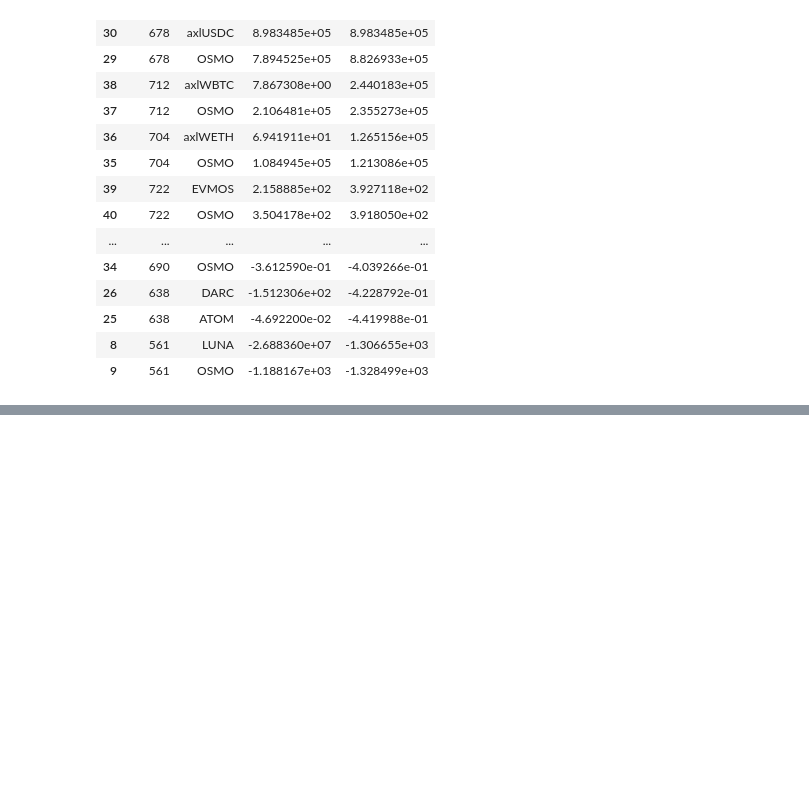
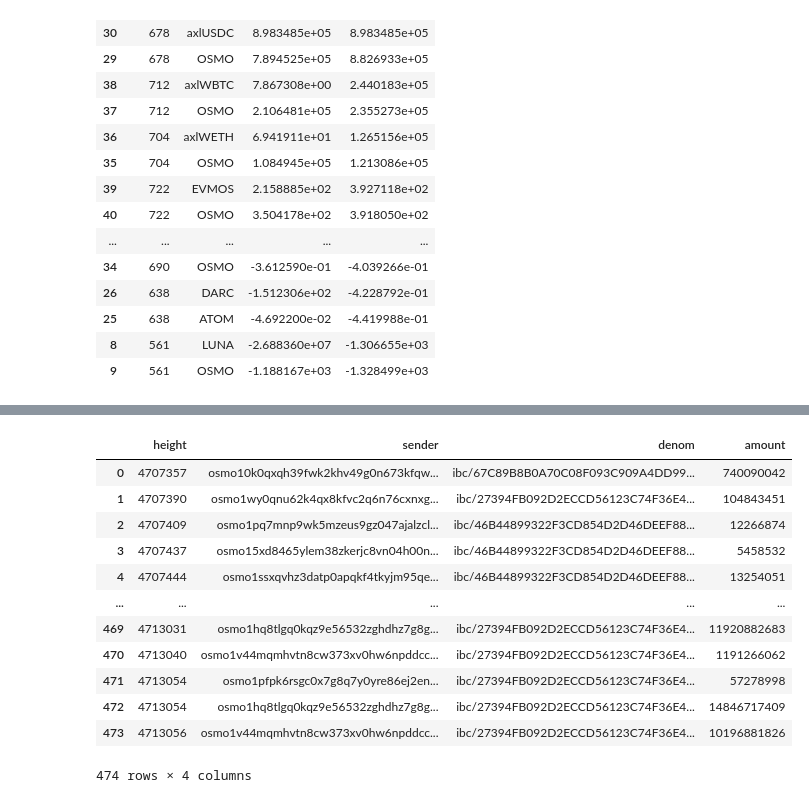
Before and after one commit to HathorNodes/osmosis_nitrogen_assessment, a Jupyter notebook: Osmosis Exploit Analysis.ipynb, the cells around one changed output, grey strips where cells are left out. Cells and saved outputs as stored; diff of their text form; code cells hidden in the pictures; blank space fills up the shorter version.

```diff
--- a/Osmosis Exploit Analysis.ipynb
+++ b/Osmosis Exploit Analysis.ipynb
@@ -568,0 +441,29 @@ agg_exit_tokens
+# %%
+ibc_txs = []
+for tx in ibc_data:
+    if int(tx['height']) < 4707300:
+        continue
+    for message in tx['tx']['body']['messages']:
+        if message['sender'] not in pool_transactions.loc[pool_transactions.type == 'Exit'].sender.unique():
+            continue
+        ibc_txs.append({'height': int(tx['height']),
+                        'sender': message['sender'],
+                        'denom': message['token']['denom'],
+                        'amount': message['token']['amount']})
+
+ibc_tx_df = pd.DataFrame(ibc_txs)
+ibc_tx_df
+# %% [output]
+|  | height | sender | denom | amount |
+| 0 | 4707357 | osmo10k0qxqh39fwk2khv49g0n673kfqw... | ibc/67C89B8B0A70C08F093C909A4DD99... | 740090042 |
+| 1 | 4707390 | osmo1wy0qnu62k4qx8kfvc2q6n76cxnxg... | ibc/27394FB092D2ECCD56123C74F36E4... | 104843451 |
+| 2 | 4707409 | osmo1pq7mnp9wk5mzeus9gz047ajalzcl... | ibc/46B44899322F3CD854D2D46DEEF88... | 12266874 |
+| 3 | 4707437 | osmo15xd8465ylem38zkerjc8vn04h00n... | ibc/46B44899322F3CD854D2D46DEEF88... | 5458532 |
+| 4 | 4707444 | osmo1ssxqvhz3datp0apqkf4tkyjm95qe... | ibc/46B44899322F3CD854D2D46DEEF88... | 13254051 |
+| ... | ... | ... | ... | ... |
+| 469 | 4713031 | osmo1hq8tlgq0kqz9e56532zghdhz7g8g... | ibc/27394FB092D2ECCD56123C74F36E4... | 11920882683 |
+| 470 | 4713040 | osmo1v44mqmhvtn8cw373xv0hw6npddcc... | ibc/27394FB092D2ECCD56123C74F36E4... | 1191266062 |
+| 471 | 4713054 | osmo1pfpk6rsgc0x7g8q7y0yre86ej2en... | ibc/27394FB092D2ECCD56123C74F36E4... | 57278998 |
+| 472 | 4713054 | osmo1hq8tlgq0kqz9e56532zghdhz7g8g... | ibc/27394FB092D2ECCD56123C74F36E4... | 14846717409 |
+| 473 | 4713056 | osmo1v44mqmhvtn8cw373xv0hw6npddcc... | ibc/27394FB092D2ECCD56123C74F36E4... | 10196881826 |
+474 rows × 4 columns
```
Also changed, not shown: parts of 29 cells of this notebook, 5 other files.
